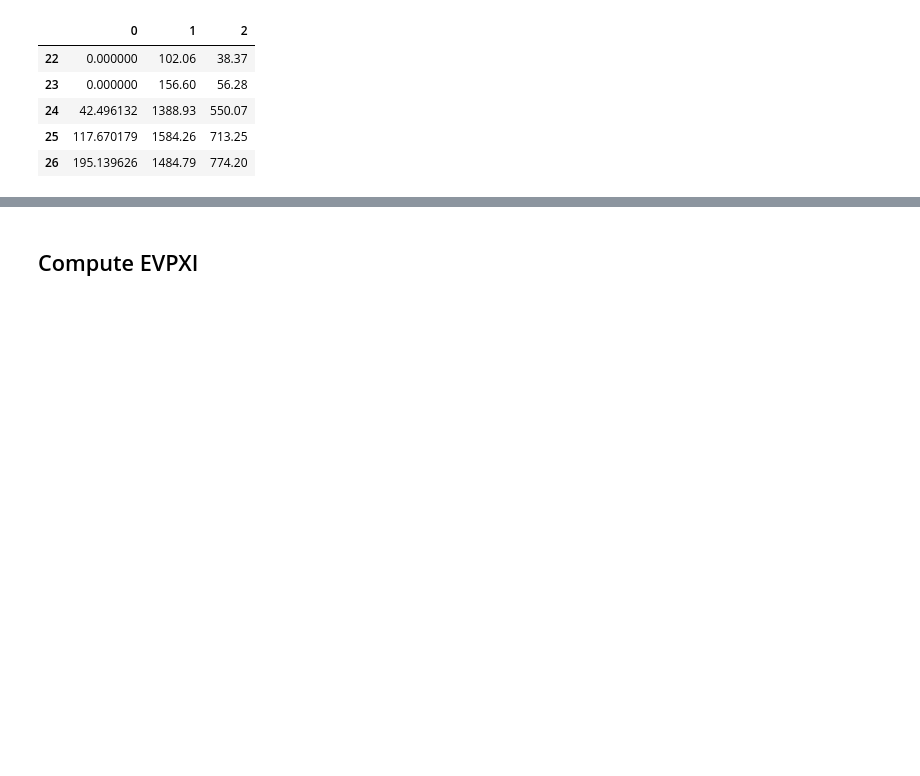
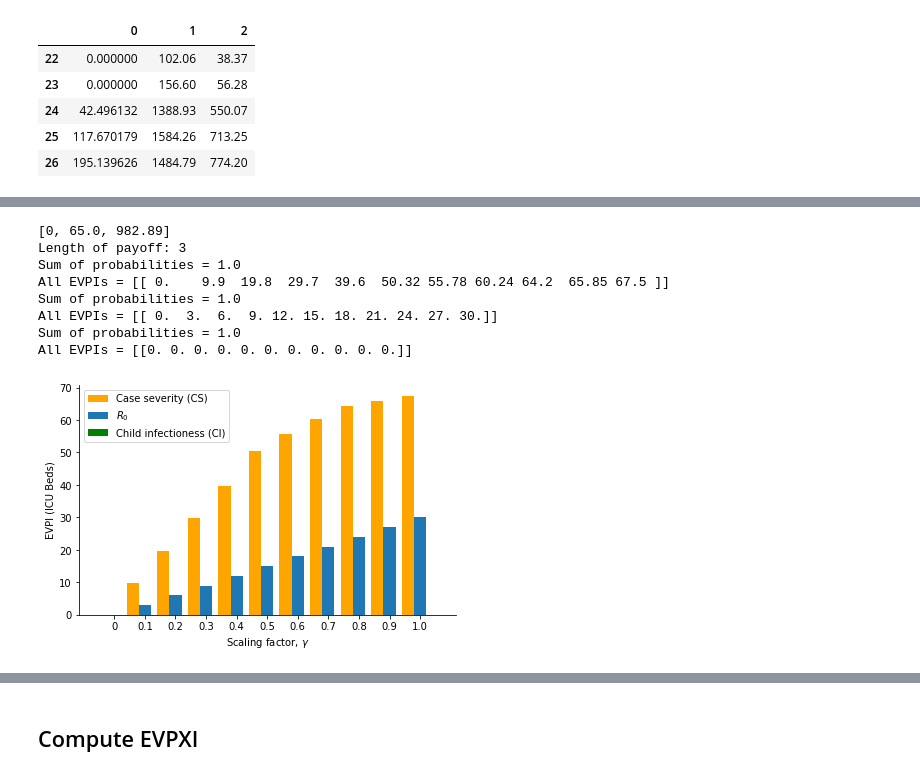
Before and after one commit to KingPeter2014/VoIAnalysis, a Jupyter notebook: VoIAnalysisPaper.ipynb, the cells around one changed output, grey strips where cells are left out. Drawn from its saved outputs; the diff is of its cells as text; code cells hidden in the pictures; blank space fills up the shorter version.

```diff
--- a/VoIAnalysisPaper.ipynb
+++ b/VoIAnalysisPaper.ipynb
@@ -516,0 +389,78 @@ fig.tight_layout()
+# %%
+# Repeat for each parameter (R0, CS and CI)
+
+def runPerParameterEVPI():
+    analysisType = 'Severity'
+    befielfDistrib = 1
+    #Use the selected input to load the appropriate payoff and probabilities
+    beliefInState,payoffs = loadExperiment(region,analysisType,combinedProbability,combinedData,befielfDistrib)
+    print(payoffs)
+
+
+    #Validate Inputs and ensure probabilities sum to 1
+    payoffNum = np.array(payoffs).shape
+    numOfStates = len(beliefInState)
+    numberOfActions = len(actions)
+    #updatedPayoffs =[[0 for i in range(numOfStates)] for j in range(numberOfActions) ] #updatedPayoffs  = [numberOfActions][numOfStates]
+    #validateInputs(beliefInState,payoffs)
+    print(f"Length of payoff: {len(payoffs)}")
+
+    EVPISeverity = runEVPI(analysisType,payoffs,beliefInState,actions)
+
+
+    analysisType = 'R0'
+    befielfDistrib = 2
+    beliefInState,payoffs = loadExperiment(region,analysisType,combinedProbability,combinedData,befielfDistrib)
+
+    EVPIR0 = runEVPI(analysisType,payoffs,beliefInState,actions)
+
+    analysisType = 'ChildInf'
+    befielfDistrib = 3
+    beliefInState,payoffs = loadExperiment(region,analysisType,combinedProbability,combinedData,befielfDistrib)
+    EVPIChildInf = runEVPI(analysisType,payoffs,beliefInState,actions)
+
+
+    labels2 = ['0', '0.1', '0.2', '0.3', '0.4','0.5', '0.6', '0.7', '0.8','0.9', '1.0']
+
+    #EVPISeverity= [[0,   7,   14,   21,   28, 36, 44,  52, 60,  68, 76]] #Run for Severity and collect data
+    #EVPIR0 = [[ 0,  3,  6,  9, 12, 15, 18, 21, 24, 27, 30]] #Run for R0 and collect data
+    #EVPIChildInf = [[0, 0, 0, 0, 0, 0, 0, 0, 0, 0, 0]]
+
+    #Flatten from 2D  to 1-D
+    EVPISeverity = list(chain.from_iterable(EVPISeverity))
+    EVPIR0 = list(chain.from_iterable(EVPIR0))
+
+    EVPIChildInf = list(chain.from_iterable(EVPIChildInf))
+
+    x = np.arange(len(labels2))  # the label locations
+    width = 0.4  # the width of the bars
+
+    fig, ax = plt.subplots()
+    rects1 = ax.bar(x - width, EVPISeverity, width, label='Case severity (CS)',color='orange')
+    rects2 = ax.bar(x, EVPIR0, width, label='$R_0$')
+    rects3 = ax.bar(x + (width), EVPIChildInf, width, label='Child infectioness (CI)',color='green')
+
+    # Hide the right and top spines
+    ax.spines.right.set_visible(False)
+    ax.spines.top.set_visible(False)
+
+    # Add some text for labels, title and custom x-axis tick labels, etc.
+    ax.set_ylabel('EVPI (ICU Beds)')
+    ax.set_xlabel('Scaling factor, $\gamma$')
+    #ax.set_title('EVPI for each Parameter at different Scaling Factor, $\gamma$')
+    ax.set_xticks(x)
+    ax.set_xticklabels(labels2)
+    ax.legend()
+    fig.tight_layout()
+
+runPerParameterEVPI()
+# %% [output]
+[0, 65.0, 982.89]
+Length of payoff: 3
+Sum of probabilities = 1.0
+All EVPIs = [[ 0.    9.9  19.8  29.7  39.6  50.32 55.78 60.24 64.2  65.85 67.5 ]]
+Sum of probabilities = 1.0
+All EVPIs = [[ 0.  3.  6.  9. 12. 15. 18. 21. 24. 27. 30.]]
+Sum of probabilities = 1.0
+All EVPIs = [[0. 0. 0. 0. 0. 0. 0. 0. 0. 0. 0.]]
+[figure, added]
```
Also changed, not shown: parts of 66 cells of this notebook, 1 other file.
